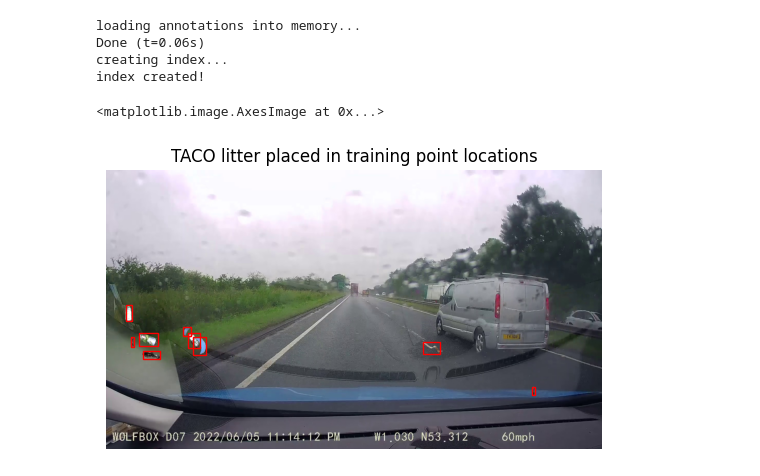
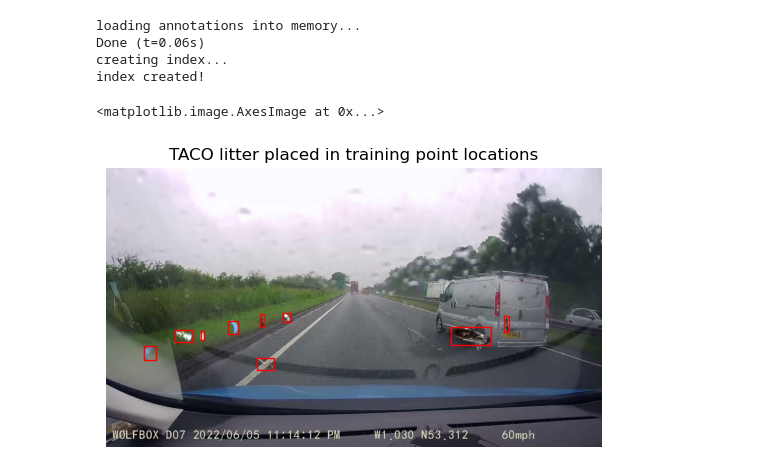
Before and after one commit to oakleighw/VergeSegmentLitterPaste, a Jupyter notebook: Copy-Paste Placement.ipynb, the cells around one changed output. Cells and saved outputs as stored; diff of their text form; code cells hidden in the pictures.

```diff
--- a/Copy-Paste Placement.ipynb
+++ b/Copy-Paste Placement.ipynb
@@ -114,7 +114,10 @@ def combine(litter_im, litter_mask, verge, x1, y1):
     foreground = litter_im
     background = verge[y1:y1+min_height, x1:x1+min_width]
 
-    (Rb, Gb, Bb) = cv2.split(background)
+    try:
+        (Rb, Gb, Bb) = cv2.split(background)
+    except:
+        print(min_height,min_width)
     (Rf, Gf, Bf) = cv2.split(foreground)
 
 
@@ -123,6 +126,7 @@ def combine(litter_im, litter_mask, verge, x1, y1):
 
 
     #In each colour channel, cut out mask and add foreground channels
+
     Rn = cv2.bitwise_and(Rb,Rb,mask=inv_mask) + Rf
     Gn = cv2.bitwise_and(Gb,Gb,mask=inv_mask) + Gf
     Bn = cv2.bitwise_and(Bb,Bb,mask=inv_mask) + Bf
@@ -136,10 +140,11 @@ def combine(litter_im, litter_mask, verge, x1, y1):
 # %%
 import matplotlib.patches as patches
 
+v_path = r"C:\Users\Computing\OneDrive - University of Lincoln\MSc Intelligent Vision\Project\segmentation\seg_dataset\gv_seg\20220605231413_000097_Trim_frame2.jpg"
 #get cropped taco image and mask
 ims, masks = getTaco(taco_path,[0])
 
-verge = getVerge(r"C:\Users\oakle\OneDrive - University of Lincoln\MSc Intelligent Vision\Project\segmentation\seg_dataset\gv_seg\20220605231413_000097_Trim_frame2.jpg")
+verge = getVerge(v_path)
 
 
 new_lit_height = 100
@@ -179,7 +184,7 @@ vh = verge.shape[0]; vw = verge.shape[1]
 #get cropped taco image and mask
 ims, masks = getTaco(taco_path,[0,1,2,3,4,5,6,7,8])
 
-verge = getVerge(r"C:\Users\oakle\OneDrive - University of Lincoln\MSc Intelligent Vision\Project\segmentation\seg_dataset\gv_seg\20220605231413_000097_Trim_frame2.jpg")
+verge = getVerge(v_path)
 
 
 merged = verge.copy()
@@ -221,7 +226,7 @@ index created!
 
 #Load points
 import pandas as pd
-labelCSV = r"C:\Users\oakle\OneDrive - University of Lincoln\MSc Intelligent Vision\Project\copy-paste\Training02.csv"
+labelCSV = r"C:\Users\Computing\OneDrive - University of Lincoln\MSc Intelligent Vision\Project\copy-paste\Training02.csv"
 
 centx = []
 centy = []
@@ -273,7 +278,7 @@ vh = verge.shape[0]; vw = verge.shape[1]
 #get cropped taco image and mask
 ims, masks = getTaco(taco_path,[0,1,2,3,4,5,6,7,8])
 
-verge = getVerge(r"C:\Users\oakle\OneDrive - University of Lincoln\MSc Intelligent Vision\Project\segmentation\seg_dataset\gv_seg\20220605231413_000097_Trim_frame2.jpg")
+verge = getVerge(v_path)
 
 
 
@@ -292,34 +297,34 @@ for i, litSamp in enumerate(ims):
 
 
     rand = random.randint(0,pointlen) #random points from training data
-    locx = int(newCentx[rand])
-    locy = int(newCenty[rand])
+    locx = int(newCentx[rand]-(w/2))#to place in centre, need to provide top-left point (-w, +h)
+    locy = int(newCenty[rand]+(h/2))
 
 
     #Check if points within image (object-permitting)
     if locx > vw-w:
         locx = vw-w
 
     if locy > vh-h:
         locy = vh-h
 
     #combine with background
     merged = combine(context_cut, context_mask, merged, locx , locy)
 
     rect = patches.Rectangle((locx, locy), w, h, linewidth=1, edgecolor='r', facecolor='none')
 
     ax.add_patch(rect)
 
 
 
 
 plt.axis('off')
 plt.title("TACO litter placed in training point locations")
 plt.imshow(merged)
 # %% [output]
 loading annotations into memory...
 Done (t=0.06s)
 creating index...
 index created!
 <matplotlib.image.AxesImage at 0x...>
-[figure, old version]
+[figure, new version]
```
Also changed, not shown: parts of 9 cells of this notebook, 1 other file.
